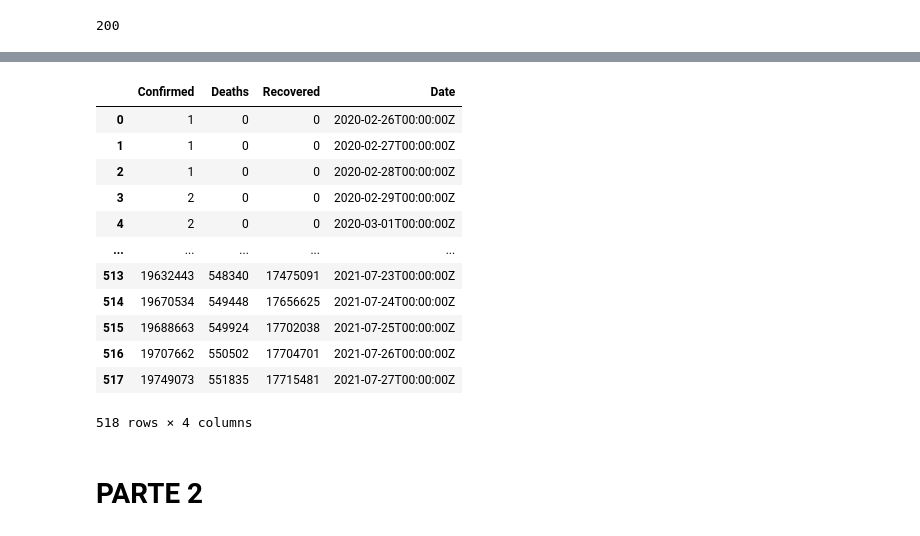
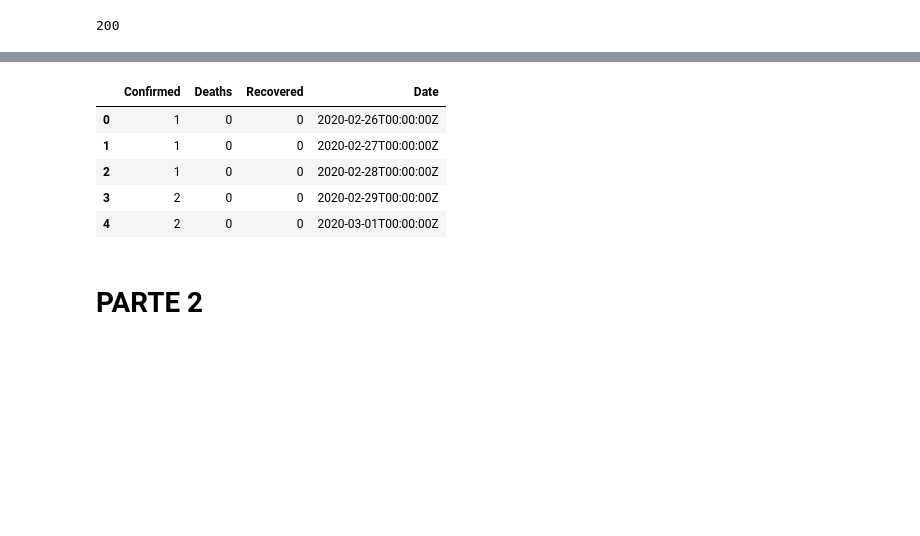
Before and after one commit to brunocs25/analise-covid, a Jupyter notebook: brcovid_pd.ipynb, the cells around one changed output, grey strips where cells are left out. Cells and saved outputs as stored; diff of their text form; code cells hidden in the pictures; blank space fills up the shorter version.

```diff
--- a/brcovid_pd.ipynb
+++ b/brcovid_pd.ipynb
@@ -55,21 +29,14 @@ df
 # %%
 #Mantendo somente as colunas importantes para a análise
 df = df[['Confirmed', 'Deaths', 'Recovered', 'Date']]
-df
+df.head()
 # %% [output]
 |  | Confirmed | Deaths | Recovered | Date |
 | 0 | 1 | 0 | 0 | 2020-02-26T00:00:00Z |
 | 1 | 1 | 0 | 0 | 2020-02-27T00:00:00Z |
 | 2 | 1 | 0 | 0 | 2020-02-28T00:00:00Z |
 | 3 | 2 | 0 | 0 | 2020-02-29T00:00:00Z |
 | 4 | 2 | 0 | 0 | 2020-03-01T00:00:00Z |
-| ... | ... | ... | ... | ... |
-| 513 | 19632443 | 548340 | 17475091 | 2021-07-23T00:00:00Z |
-| 514 | 19670534 | 549448 | 17656625 | 2021-07-24T00:00:00Z |
-| 515 | 19688663 | 549924 | 17702038 | 2021-07-25T00:00:00Z |
-| 516 | 19707662 | 550502 | 17704701 | 2021-07-26T00:00:00Z |
-| 517 | 19749073 | 551835 | 17715481 | 2021-07-27T00:00:00Z |
-518 rows × 4 columns
 # %%
 #Renomeando as columas em português e tirando os caracteres não importantes da data
 df=df.rename(columns = {'Confirmed': 'Confirmados', 'Deaths': 'Óbitos', 'Recovered': 'Recuperados', 'Date': 'Data'})
```
Also changed, not shown: parts of 2 cells of this notebook.
